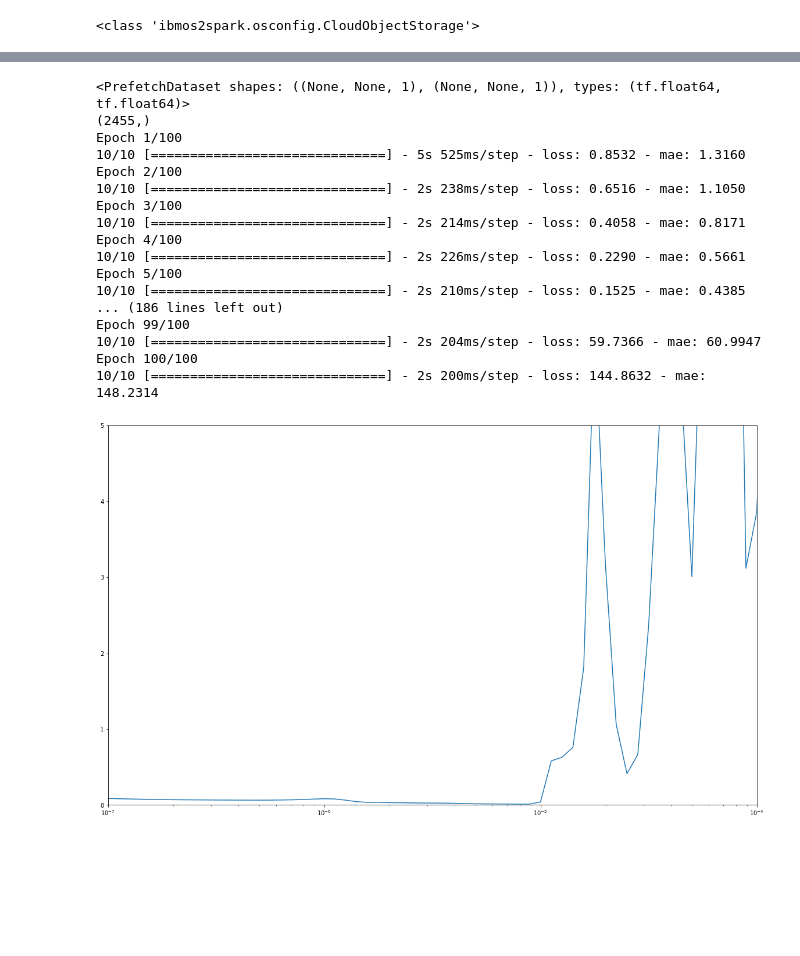
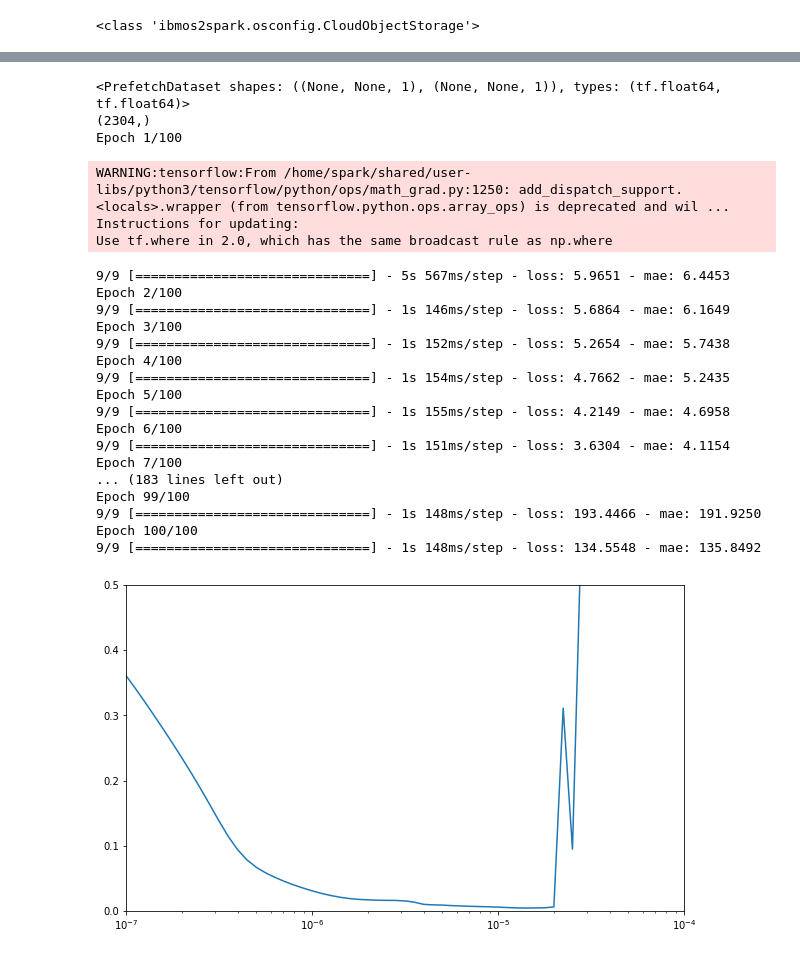
Before and after one commit to elmikeryan/FOREX, a Jupyter notebook: FOREX.feature_eng.pyspark.1.ipynb, the cells around one changed output, grey strips where cells are left out. Drawn from its saved outputs; the diff is of its cells as text; code cells hidden in the pictures; blank space fills up the shorter version.

```diff
--- a/FOREX.feature_eng.pyspark.1.ipynb
+++ b/FOREX.feature_eng.pyspark.1.ipynb
@@ -260,10 +367,0 @@ print(x_valid.shape)
-# %%
-tf.keras.backend.clear_session()
-
-window_size = 32
-batch_size = 256
-train_set = windowed_dataset(x_train, window_size, batch_size, shuffle_buffer_size)
-print(train_set)
-for window_dataset in train_set:
-  for win in window_dataset:
-    print(win.numpy(), end=" ")
@@ -291,0 +368,11 @@ a.shape
+# %%
+# Generate a windowed & batched tensorflow dataset object
+# with the basic hyper parameters defined earlier
+train_set = windowed_dataset(x_train_all, window_size, batch_size, shuffle_buffer_size)
+
+# train_set is now an iterable set of window sequences
+# each of length 'window_size'.  Check by looking at them.
+for window_dataset in train_set:
+  for win in window_dataset:
+    print(win.numpy(), end=" ")
+    a = win.numpy().shape
@@ -292,13 +410,13 @@ a.shape
 # %%
 # ONLY RUN THIS CELL ONCE TO DETERMINE 'learning rate'
+# Created a callback that scales up the learning rate
+# as the training progresses through epochs.  Looking
+# for an 'elbow' where the loss ceases to decreas.
 
 tf.keras.backend.clear_session()
 
-# window_size = 32
-# batch_size = 256
-train_set = windowed_dataset(x_train, window_size, batch_size, shuffle_buffer_size)
 print(train_set)
-print(x_train.shape)
+print(x_train_all.shape)
 
 model = tf.keras.models.Sequential([
   tf.keras.layers.Conv1D(filters=32, kernel_size=5,
@@ -309,8 +427,8 @@ model = tf.keras.models.Sequential([
   tf.keras.layers.LSTM(64, return_sequences=True),
   tf.keras.layers.Dense(30, activation="relu"),
   tf.keras.layers.Dense(10, activation="relu"),
-  tf.keras.layers.Dense(1),
-  tf.keras.layers.Lambda(lambda x: x * 400)
+  tf.keras.layers.Dense(1)
+#  tf.keras.layers.Lambda(lambda x: x * 400)
 ])
 
 lr_schedule = tf.keras.callbacks.LearningRateScheduler(
@@ -322,32 +440,38 @@ model.compile(loss=tf.keras.losses.Huber(),
 history = model.fit(train_set, epochs=100, callbacks=[lr_schedule])
 # %% [output]
 <PrefetchDataset shapes: ((None, None, 1), (None, None, 1)), types: (tf.float64, tf.float64)>
-(2455,)
+(2304,)
 Epoch 1/100
-10/10 [==============================] - 5s 525ms/step - loss: 0.8532 - mae: 1.3160
-Epoch 2/100
-10/10 [==============================] - 2s 238ms/step - loss: 0.6516 - mae: 1.1050
-Epoch 3/100
-10/10 [==============================] - 2s 214ms/step - loss: 0.4058 - mae: 0.8171
-Epoch 4/100
-10/10 [==============================] - 2s 226ms/step - loss: 0.2290 - mae: 0.5661
-Epoch 5/100
-10/10 [==============================] - 2s 210ms/step - loss: 0.1525 - mae: 0.4385
-... (186 lines left out)
-Epoch 99/100
-10/10 [==============================] - 2s 204ms/step - loss: 59.7366 - mae: 60.9947
-Epoch 100/100
-10/10 [==============================] - 2s 200ms/step - loss: 144.8632 - mae: 148.2314
+WARNING:tensorflow:From /home/spark/shared/user-libs/python3/tensorflow/python/ops/math_grad.py:1250: add_dispatch_support.<locals>.wrapper (from tensorflow.python.ops.array_ops) is deprecated and wil ...
+Instructions for updating:
+Use tf.where in 2.0, which has the same broadcast rule as np.where
+9/9 [==============================] - 5s 567ms/step - loss: 5.9651 - mae: 6.4453
+Epoch 2/100
+9/9 [==============================] - 1s 146ms/step - loss: 5.6864 - mae: 6.1649
+Epoch 3/100
+9/9 [==============================] - 1s 152ms/step - loss: 5.2654 - mae: 5.7438
+Epoch 4/100
+9/9 [==============================] - 1s 154ms/step - loss: 4.7662 - mae: 5.2435
+Epoch 5/100
+9/9 [==============================] - 1s 155ms/step - loss: 4.2149 - mae: 4.6958
+Epoch 6/100
+9/9 [==============================] - 1s 151ms/step - loss: 3.6304 - mae: 4.1154
+Epoch 7/100
+... (183 lines left out)
+Epoch 99/100
+9/9 [==============================] - 1s 148ms/step - loss: 193.4466 - mae: 191.9250
+Epoch 100/100
+9/9 [==============================] - 1s 148ms/step - loss: 134.5548 - mae: 135.8492
 # %%
 # ONLY RUN THIS CELL ONCE TO VIEW 'learning rate'
 
-plt.figure(figsize=(20, 12))
+plt.figure(figsize=(10, 6))
 
 plt.semilogx(history.history["lr"], history.history["loss"])
-plt.axis([10e-8, 10e-5, 0, 5])
+plt.axis([10e-8, 10e-5, 0, 0.5])
 plt.show()
 # %% [output]
-[figure, old version]
+[figure, new version]
 # %%
 tf.keras.backend.clear_session()
 
```
Also changed, not shown: parts of 30 cells of this notebook.
